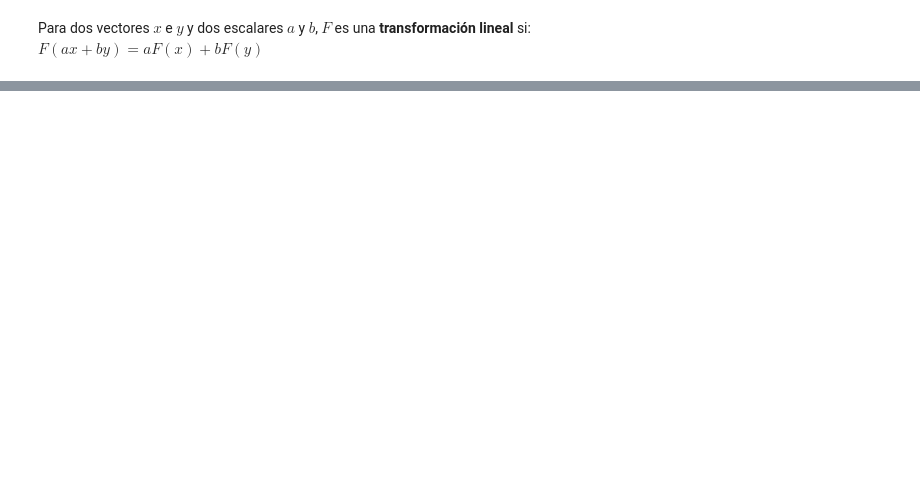
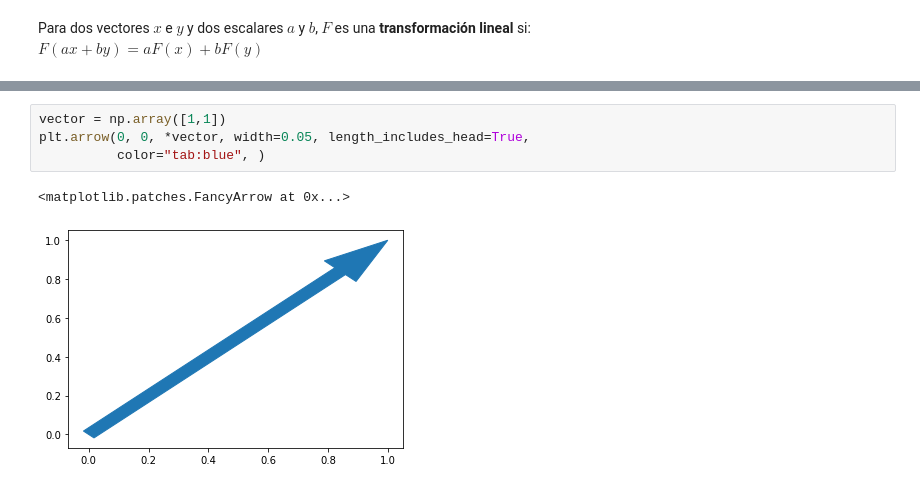
Before and after one commit to Apgt512/Colab-Notebooks, a Jupyter notebook: Modulo II. Algebra Lineal y Probabilidad/Clase 30 agosto 2021.ipynb, the cells around one changed output, grey strips where cells are left out. Cells and saved outputs as stored; diff of their text form; blank space fills up the shorter version.

```diff
--- a/Modulo II. Algebra Lineal y Probabilidad/Clase 30 agosto 2021.ipynb
+++ b/Modulo II. Algebra Lineal y Probabilidad/Clase 30 agosto 2021.ipynb
@@ -69,0 +372,7 @@ Escribe un programa que realice convoluciones vectoriales y uno que realice conv
+# %%
+vector = np.array([1,1])
+plt.arrow(0, 0, *vector, width=0.05, length_includes_head=True,
+          color="tab:blue", )
+# %% [output]
+<matplotlib.patches.FancyArrow at 0x...>
+[figure, added]
```
Also changed, not shown: parts of 59 cells of this notebook.
